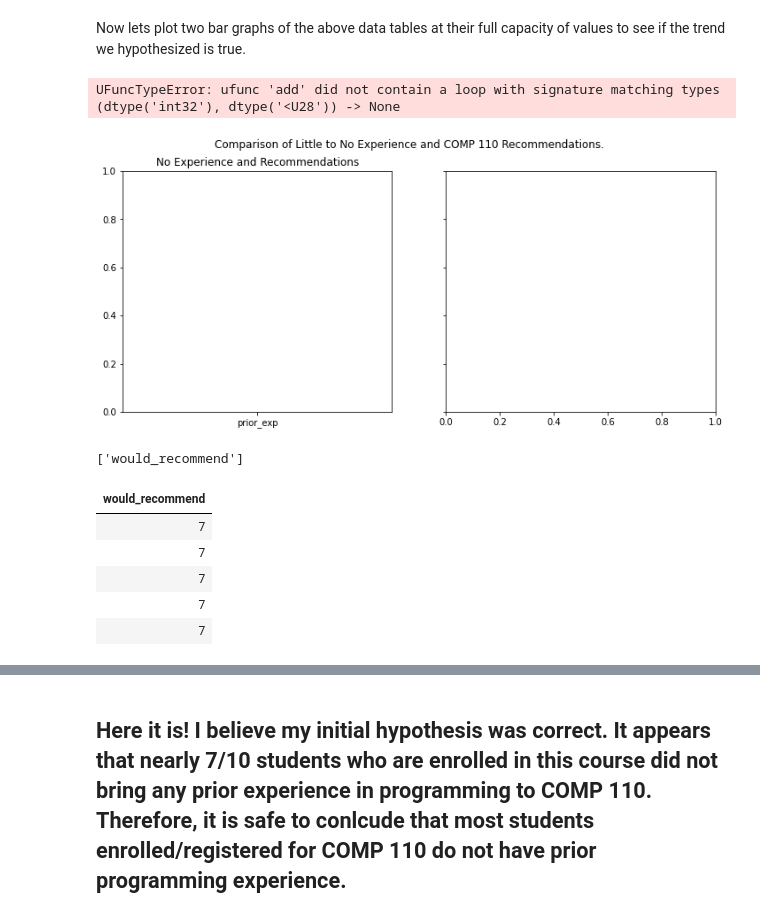
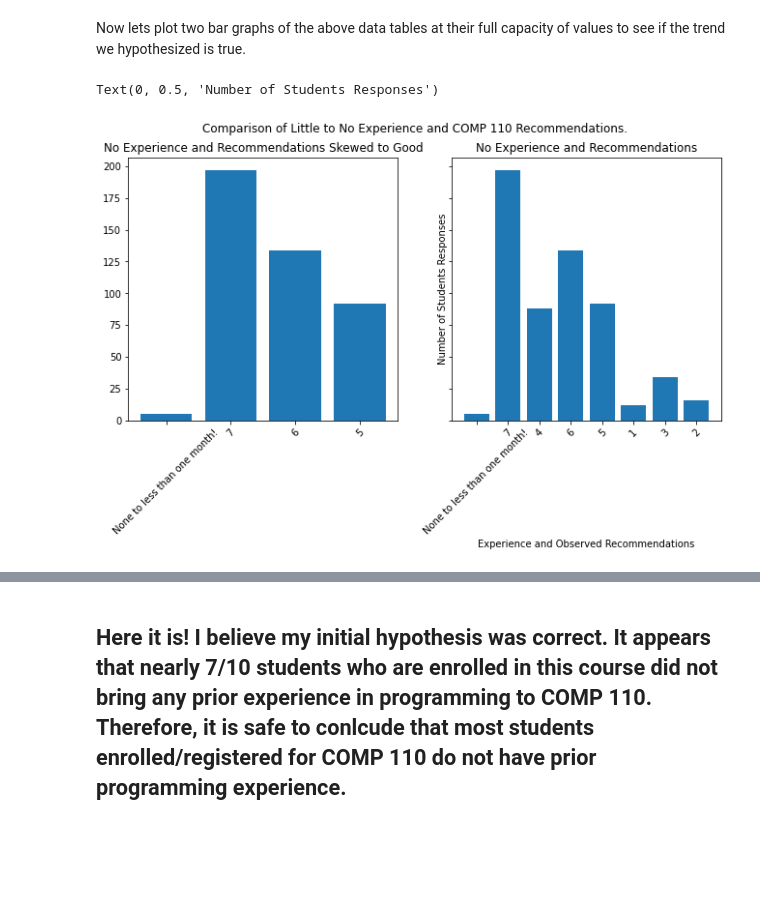
Before and after one commit to calvinsy-is-not-available/comp110-21f-workspace, a Jupyter notebook: projects/pj01/analysis.ipynb, the cells around one changed output, grey strips where cells are left out. Drawn from its saved outputs; the diff is of its cells as text; code cells hidden in the pictures; blank space fills up the shorter version.

```diff
--- a/projects/pj01/analysis.ipynb
+++ b/projects/pj01/analysis.ipynb
@@ -211,35 +249,28 @@ tabulate(new_equivalent_dicts, new_equivalent_dicts.keys(), "html")
 Now lets plot two bar graphs of the above data tables at their full capacity of values to see if the trend we hypothesized is true.
 # %%
 from matplotlib import pyplot as plt
-
-data_set_one = concat(wanted_prior_exp, overdrive)
-equivs = eq(data_set_one)
+from data_utils import concat_int
 
 skewed_recs = ratings_filter(overdrive, 4)
-data_set_two = concat(wanted_prior_exp, skewed_recs)
-equivs_two = eq(data_set_two)
+t = count(wanted_prior_exp["prior_exp"])
+tt = count(skewed_recs["would_recommend"])
+new_int_data = concat_int(t, tt)
+
+new_int_data_two = concat_int(t, elms)
+
+fig, axes = plt.subplots(1, 2, figsize=(11, 5), sharey=True)
+fig.suptitle("Comparison of Little to No Experience and COMP 110 Recommendations.")
+
+axes[0].set_title("No Experience and Recommendations Skewed to Good")
+axes[0].bar(new_int_data.keys(), new_int_data.values())
+axes[0].tick_params(axis='x', labelrotation = 45)
 
 
-fig, axes = plt.subplots(1, 2, figsize=(12, 5), sharey=True)
-fig.suptitle("Comparison of Little to No Experience and COMP 110 Recommendations.")
-
-axes[0].set_title("No Experience and Recommendations")
-axes[0].bar(data_set_one.keys(), data_set_one.values())
-axes[0].tick_params(axis='x', labelrotation = 45)
-
-axes[1].set_title("No Experience and Recommendations skewed to good")
-axes[1].bar(data_set_two.keys(), data_set_two.values())
+axes[1].set_title("No Experience and Recommendations")
+axes[1].bar(new_int_data_two.keys(), new_int_data_two.values())
+axes[1].tick_params(axis='x', labelrotation = 45)
+plt.xlabel('Experience and Observed Recommendations')
+plt.ylabel('Number of Students Responses')
 # %% [output]
-UFuncTypeError: ufunc 'add' did not contain a loop with signature matching types (dtype('int32'), dtype('<U28')) -> None
+Text(0, 0.5, 'Number of Students Responses')
-[figure, old version]
+[figure, new version]
-# %%
-wanted_recommendation = git_listy(thunderdrive, "7")
-tabulate(wanted_recommendation, wanted_recommendation.keys(), "html")
-# %% [output]
-['would_recommend']
-| would_recommend |
-| 7 |
-| 7 |
-| 7 |
-| 7 |
-| 7 |
```
Also changed, not shown: parts of 14 cells of this notebook, 4 other files.
